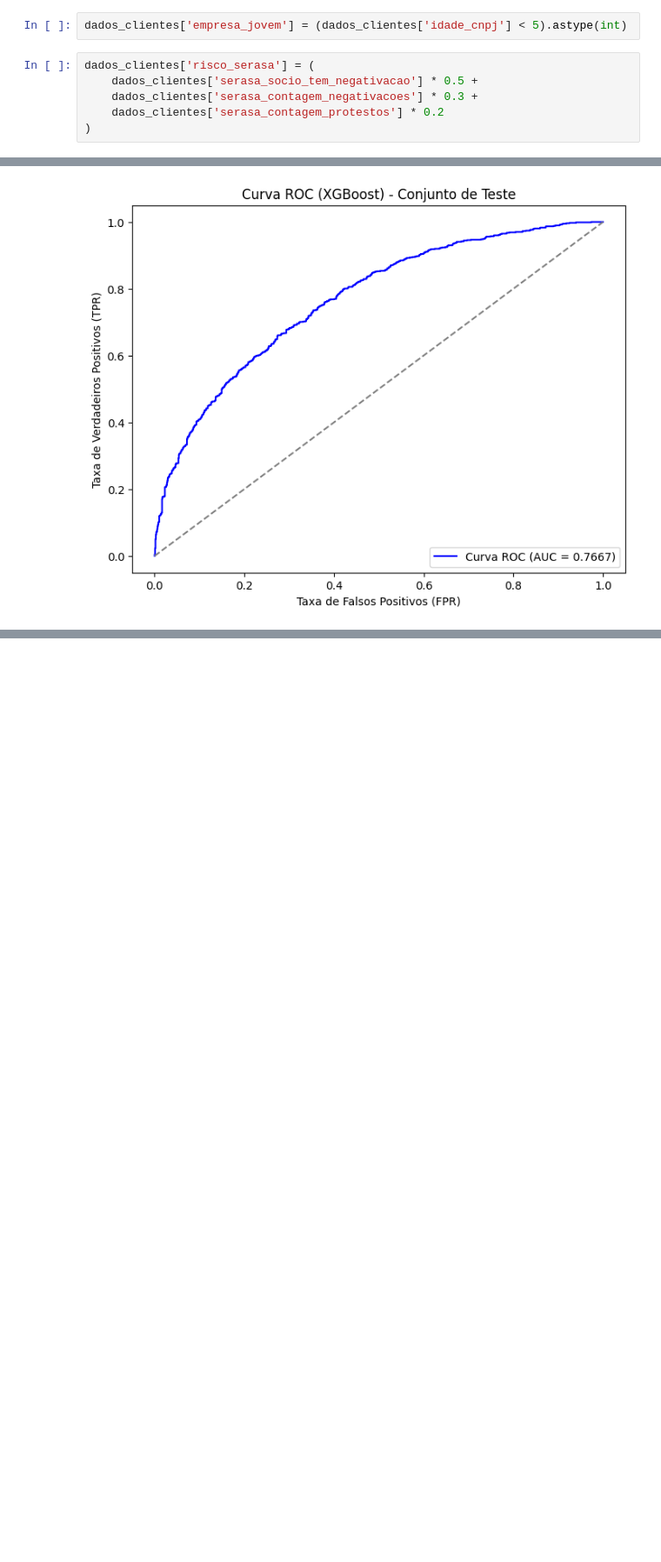
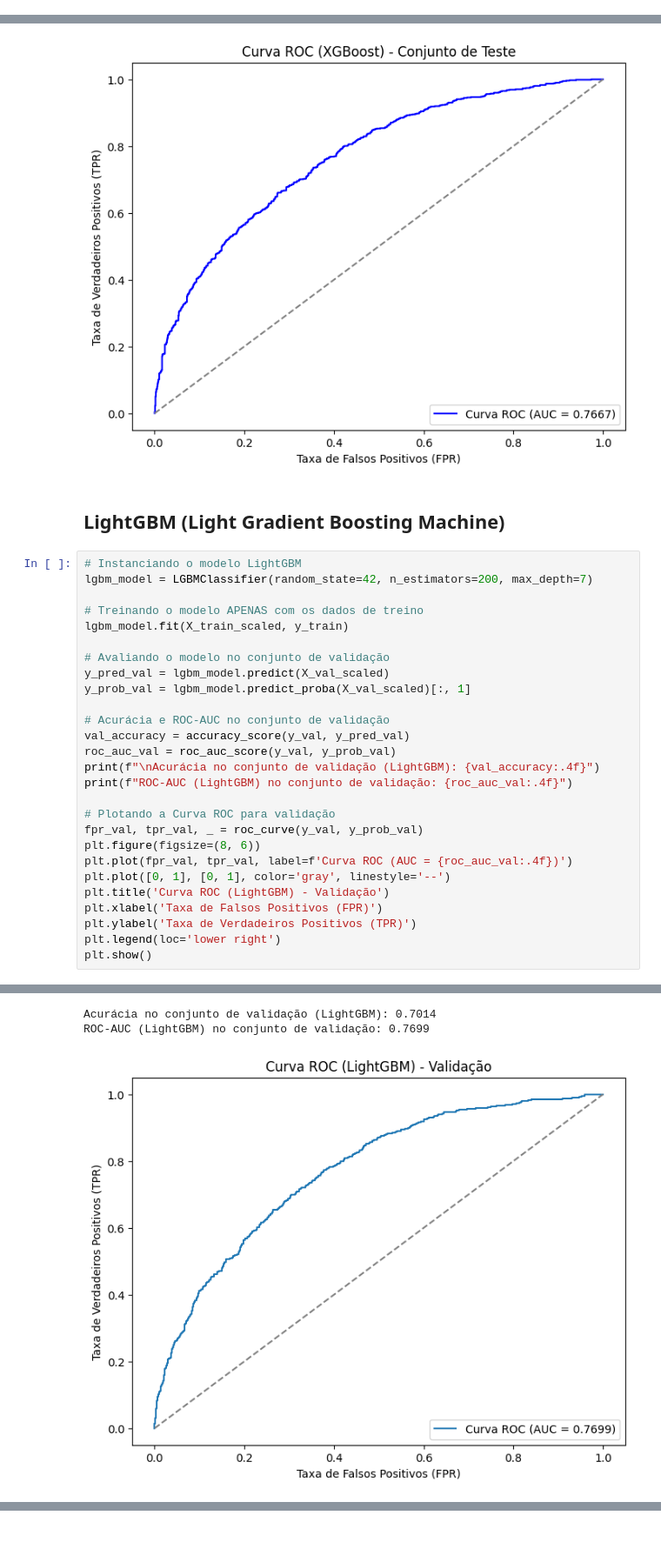
Before and after one commit to JoaoTeles87/Score_Risco_Praso, a Jupyter notebook: analise_preliminar_clientes.ipynb, the cells around one changed output, grey strips where cells are left out. Shown at 87% size. Cells and saved outputs as stored; diff of their text form; blank space fills up the shorter version.

Commit message:
feat: adding new models

```diff
--- a/analise_preliminar_clientes.ipynb
+++ b/analise_preliminar_clientes.ipynb
@@ -376,14 +401,6 @@ dados_clientes['popularidade_municipio'] = dados_clientes['municipio'].map(dados
 # %%
 mean_risk_by_fonte = dados_clientes.groupby('fonte_cliente')['inadimplente'].mean()
 dados_clientes['fonte_cliente_risco'] = dados_clientes['fonte_cliente'].map(mean_risk_by_fonte)
-# %%
-dados_clientes['empresa_jovem'] = (dados_clientes['idade_cnpj'] < 5).astype(int)
-# %%
-dados_clientes['risco_serasa'] = (
-    dados_clientes['serasa_socio_tem_negativacao'] * 0.5 +
-    dados_clientes['serasa_contagem_negativacoes'] * 0.3 +
-    dados_clientes['serasa_contagem_protestos'] * 0.2
-)
 # %%
 mean_risk_by_natureza = dados_clientes.groupby('natureza_juridica')['inadimplente'].mean()
 dados_clientes['natureza_juridica_risco'] = dados_clientes['natureza_juridica'].map(mean_risk_by_natureza)
@@ -939,3 +958,33 @@ ROC-AUC (XGBoost) no conjunto de validação: 0.7580
 Acurácia no conjunto de teste (XGBoost): 0.6977
 ROC-AUC (XGBoost) no conjunto de teste: 0.7667
 [figure]
+# %% [markdown]
+## LightGBM (Light Gradient Boosting Machine)
+# %%
+# Instanciando o modelo LightGBM
+lgbm_model = LGBMClassifier(random_state=42, n_estimators=200, max_depth=7)
+
+# Treinando o modelo APENAS com os dados de treino
+lgbm_model.fit(X_train_scaled, y_train)
+
+# Avaliando o modelo no conjunto de validação
+y_pred_val = lgbm_model.predict(X_val_scaled)
+y_prob_val = lgbm_model.predict_proba(X_val_scaled)[:, 1]
+
+# Acurácia e ROC-AUC no conjunto de validação
+val_accuracy = accuracy_score(y_val, y_pred_val)
+roc_auc_val = roc_auc_score(y_val, y_prob_val)
+print(f"\nAcurácia no conjunto de validação (LightGBM): {val_accuracy:.4f}")
+print(f"ROC-AUC (LightGBM) no conjunto de validação: {roc_auc_val:.4f}")
+
+# Plotando a Curva ROC para validação
+fpr_val, tpr_val, _ = roc_curve(y_val, y_prob_val)
+plt.figure(figsize=(8, 6))
+plt.plot(fpr_val, tpr_val, label=f'Curva ROC (AUC = {roc_auc_val:.4f})')
+plt.plot([0, 1], [0, 1], color='gray', linestyle='--')
+plt.title('Curva ROC (LightGBM) - Validação')
+plt.xlabel('Taxa de Falsos Positivos (FPR)')
+plt.ylabel('Taxa de Verdadeiros Positivos (TPR)')
+plt.legend(loc='lower right')
+plt.show()
+# %% [output]
@@ -941,0 +1025,3 @@ ROC-AUC (XGBoost) no conjunto de teste: 0.7667
+Acurácia no conjunto de validação (LightGBM): 0.7014
+ROC-AUC (LightGBM) no conjunto de validação: 0.7699
+[figure, added]
```
Also changed, not shown: parts of 10 cells of this notebook.
